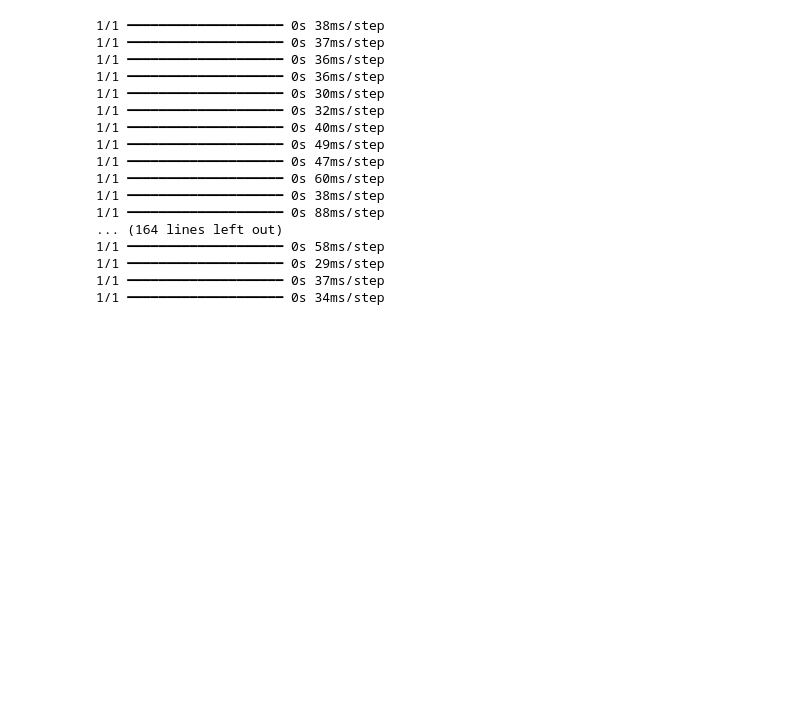
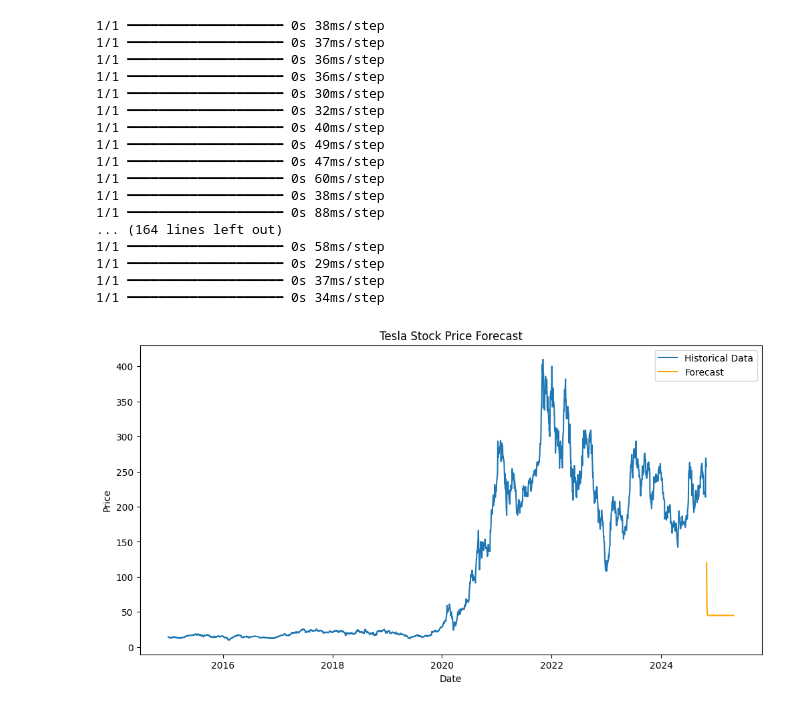
Before and after one commit to fro-su/GMF_Investments, a Jupyter notebook: notebooks/Load_model_Forecast.ipynb, the cells around one changed output. Cells and saved outputs as stored; diff of their text form; code cells hidden in the pictures; blank space fills up the shorter version.

Commit message:
Plot forecast vs historical data

```diff
--- a/notebooks/Load_model_Forecast.ipynb
+++ b/notebooks/Load_model_Forecast.ipynb
@@ -104,3 +104,18 @@ else:
 1/1 ━━━━━━━━━━━━━━━━━━━━ 0s 29ms/step
 1/1 ━━━━━━━━━━━━━━━━━━━━ 0s 37ms/step
 1/1 ━━━━━━━━━━━━━━━━━━━━ 0s 34ms/step
+# %%
+# Plot forecast vs historical data
+plt.figure(figsize=(12, 6))
+plt.plot(tsla_data['Close'], label='Historical Data')
+plt.plot(forecast_dates, forecast_mean, label='Forecast', color='orange')
+if 'confidence_intervals' in locals():
+    plt.fill_between(forecast_dates, confidence_intervals.iloc[:, 0], confidence_intervals.iloc[:, 1],
+                     color='orange', alpha=0.2, label='Confidence Interval')
+plt.title("Tesla Stock Price Forecast")
+plt.xlabel("Date")
+plt.ylabel("Price")
+plt.legend()
+plt.show()
+# %% [output]
+[figure, added]
```
